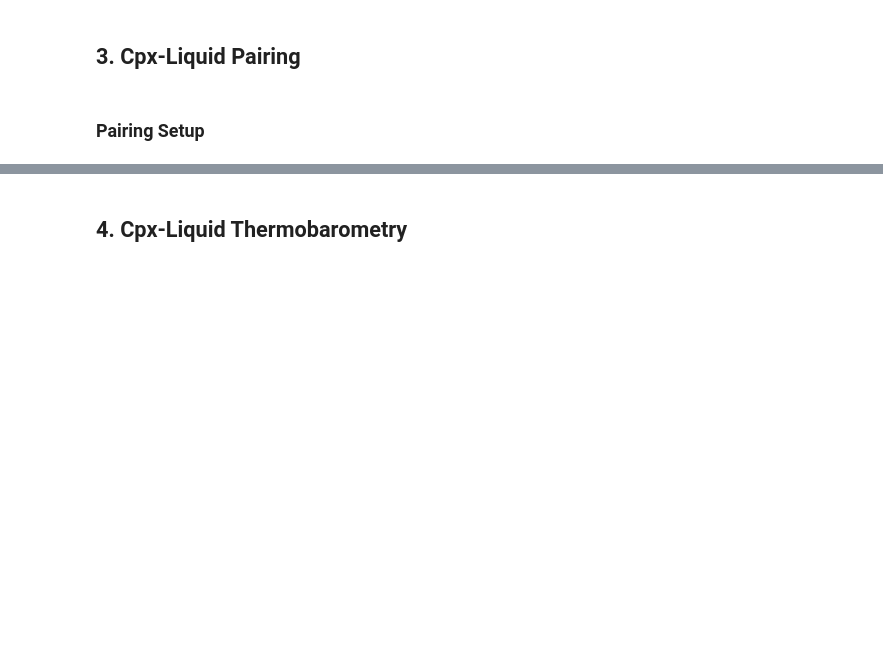
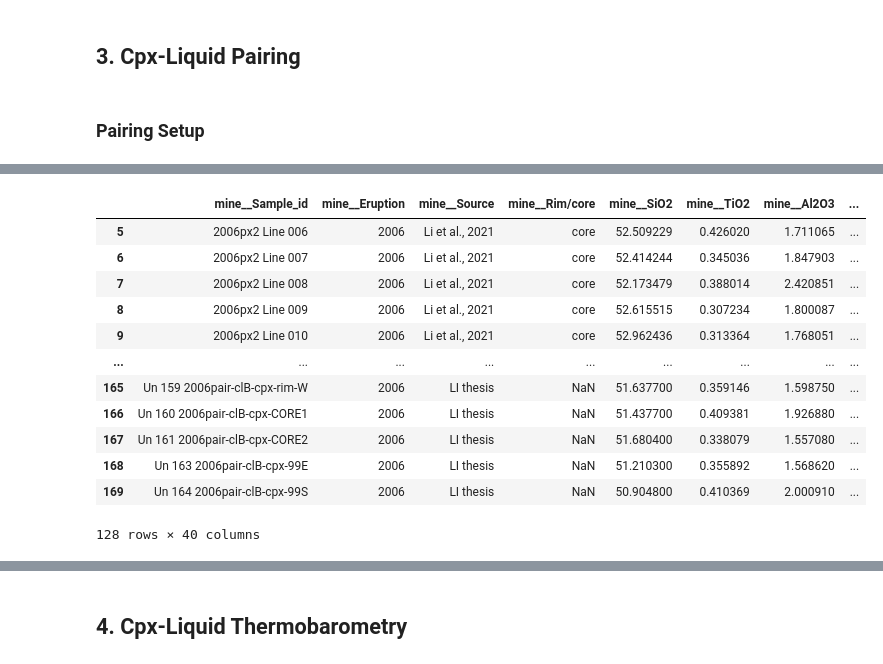
Before and after one commit to Abyss2019/AIMS4PT, a Jupyter notebook: paper/notebooks/04_apply_AIMS4PT_cpx_to_Merapi.ipynb, the cells around one changed output, grey strips where cells are left out. Saved outputs shown, nothing was run; the diff lists cells and outputs as text; code cells hidden in the pictures; blank space fills up the shorter version.

```diff
--- a/paper/notebooks/04_apply_AIMS4PT_cpx_to_Merapi.ipynb
+++ b/paper/notebooks/04_apply_AIMS4PT_cpx_to_Merapi.ipynb
@@ -215,3 +264,19 @@ len(paired_cpx_06_pass)
+# %%
+res_06.pairs[~res_06.pairs_pass_mask]
+# %% [output]
+|  | mine__Sample_id | mine__Eruption | mine__Source | mine__Rim/core | mine__SiO2 | mine__TiO2 | mine__Al2O3 | ... |
+| 5 | 2006px2 Line 006 | 2006 | Li et al., 2021 | core | 52.509229 | 0.426020 | 1.711065 | ... |
+| 6 | 2006px2 Line 007 | 2006 | Li et al., 2021 | core | 52.414244 | 0.345036 | 1.847903 | ... |
+| 7 | 2006px2 Line 008 | 2006 | Li et al., 2021 | core | 52.173479 | 0.388014 | 2.420851 | ... |
+| 8 | 2006px2 Line 009 | 2006 | Li et al., 2021 | core | 52.615515 | 0.307234 | 1.800087 | ... |
+| 9 | 2006px2 Line 010 | 2006 | Li et al., 2021 | core | 52.962436 | 0.313364 | 1.768051 | ... |
+| ... | ... | ... | ... | ... | ... | ... | ... | ... |
+| 165 | Un 159 2006pair-clB-cpx-rim-W | 2006 | LI thesis | NaN | 51.637700 | 0.359146 | 1.598750 | ... |
+| 166 | Un 160 2006pair-clB-cpx-CORE1 | 2006 | LI thesis | NaN | 51.437700 | 0.409381 | 1.926880 | ... |
+| 167 | Un 161 2006pair-clB-cpx-CORE2 | 2006 | LI thesis | NaN | 51.680400 | 0.338079 | 1.557080 | ... |
+| 168 | Un 163 2006pair-clB-cpx-99E | 2006 | LI thesis | NaN | 51.210300 | 0.355892 | 1.568620 | ... |
+| 169 | Un 164 2006pair-clB-cpx-99S | 2006 | LI thesis | NaN | 50.904800 | 0.410369 | 2.000910 | ... |
+128 rows × 40 columns
 # %%
 # kd range
 res_06.pairs["kd_value"].describe()
```
Also changed, not shown: parts of 22 cells of this notebook, 4 other files.
